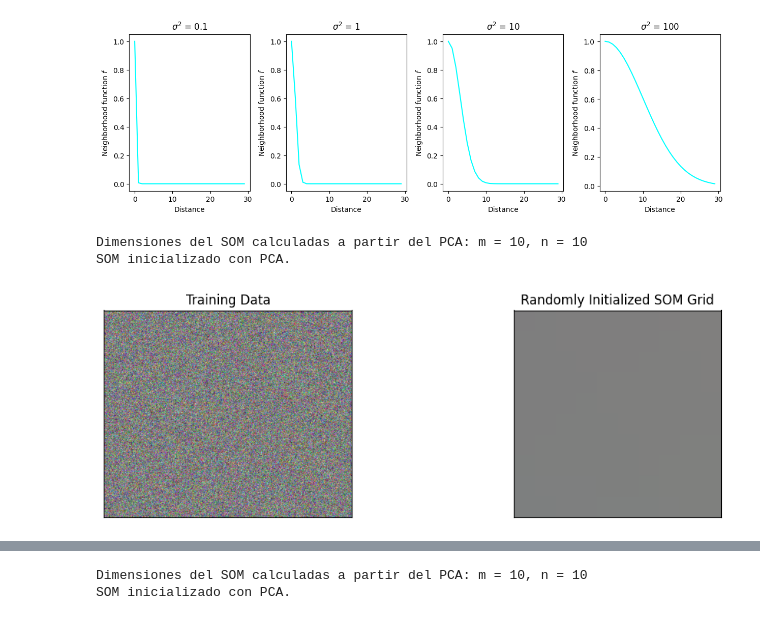
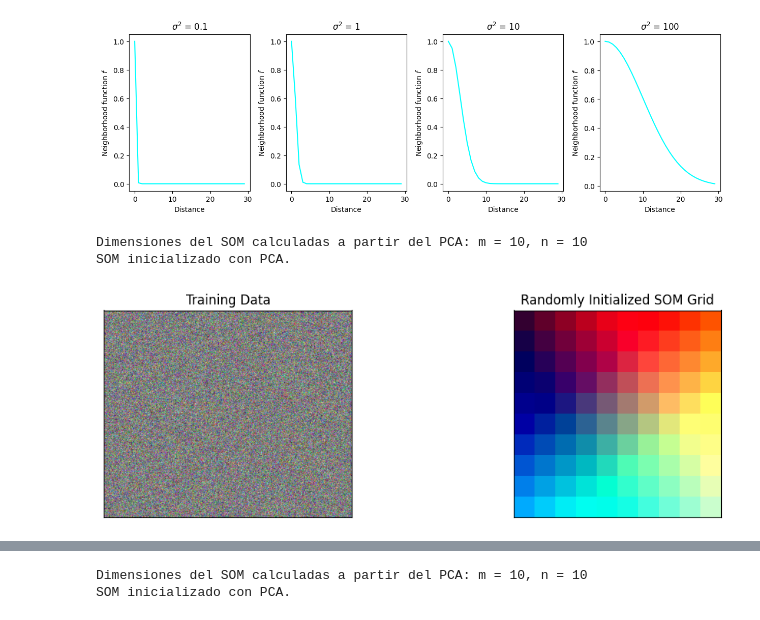
Before and after one commit to JaumeSanCol/TFG, a Jupyter notebook: test.ipynb, the cells around one changed output, grey strips where cells are left out. Cells and saved outputs as stored; diff of their text form; code cells hidden in the pictures.

```diff
--- a/test.ipynb
+++ b/test.ipynb
@@ -45,22 +42,23 @@ n_x = 300000
 rand = np.random.RandomState(0)
 train_data = rand.randint(0, 255, (n_x, 3))
 # %%
-
-
-# Initialize the SOM randomly
-som = SoM(m, n, method="pca",input_dim=3,data=train_data, min_val=0,max_val=255)
+som = SoM(method="pca",input_dim=3,data=train_data)
 # Display both the training matrix and the SOM grid
 fig, ax = plt.subplots(
     nrows=1, ncols=2, figsize=(12, 3.5),
     subplot_kw=dict(xticks=[], yticks=[]))
 ax[0].imshow(train_data.reshape(500, 600, 3))
 ax[0].title.set_text('Training Data')
-ax[1].imshow(som.som_map.astype(int))
+filas, columnas, n_features = som.som_map.shape
+som_map_2d = som.som_map.reshape(-1, n_features)
+som_map_inversed = som.scaler.inverse_transform(som_map_2d)
+scaled= som_map_inversed.reshape(filas, columnas, n_features)
+ax[1].imshow(scaled.astype(int))
 ax[1].title.set_text('Randomly Initialized SOM Grid')
 # %% [output]
 Dimensiones del SOM calculadas a partir del PCA: m = 10, n = 10
 SOM inicializado con PCA.
-[figure, old version]
+[figure, new version]
 # %%
 fig, ax = plt.subplots(
     nrows=1, ncols=4, figsize=(15, 3.5),
```
Also changed, not shown: parts of 7 cells of this notebook, 10 other files.
